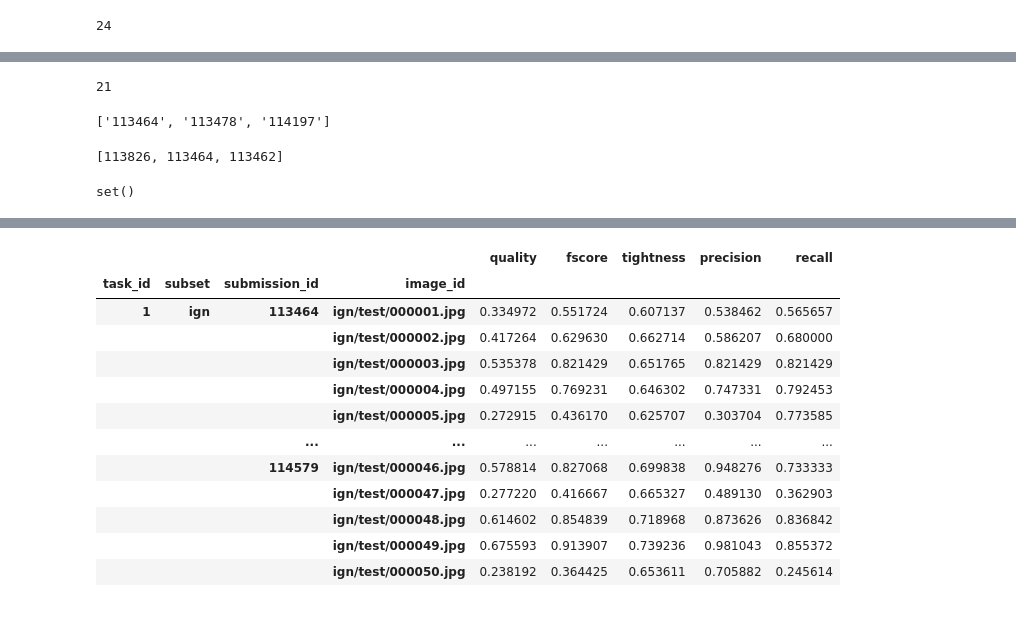
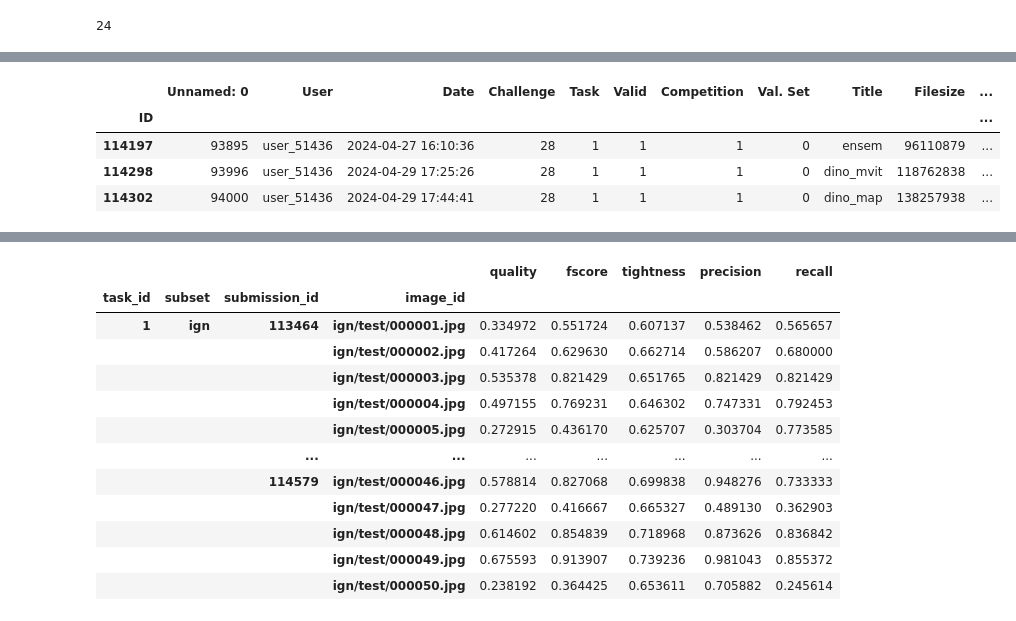
Before and after one commit to icdar-maptext/analysis, a Jupyter notebook: 00-results-plots-tables.ipynb, the cells around one changed output, grey strips where cells are left out. Drawn from its saved outputs; the diff is of its cells as text; code cells hidden in the pictures.

```diff
--- a/00-results-plots-tables.ipynb
+++ b/00-results-plots-tables.ipynb
@@ -163,3 +75,0 @@ Total submissions: 63, avail. eval: 35, discarded: 28
-# %%
-submissions_meta_valid = submissions_meta.loc[list(available_results - set(duplicate_submission_ids_manual))]
-submissions_meta_valid
@@ -310,18 +136,8 @@ submissions_meta[submissions_meta['Task'] == 4]
-# %%
-# Gather list of final submissions ids from the filtered submissions meta
-final_submission_ids = list(submissions_meta.index)
-len(final_submission_ids)
-# %% [output]
-21
-# %%
-list_results(1, "ign")[:3]
-# %% [output]
-['113464', '113478', '114197']
-# %%
-final_submission_ids[:3]
-# %% [output]
-[113826, 113464, 113462]
-# %%
-set(list_results(1, "ign")) & set(final_submission_ids)
-# %% [output]
-set()
+# %%
+submissions_meta_valid[submissions_meta_valid["User"] == "user_51436"]
+# %% [output]
+|  | Unnamed: 0 | User | Date | Challenge | Task | Valid | Competition | Val. Set | Title | Filesize | ... |
+| ID |  |  |  |  |  |  |  |  |  |  | ... |
+| 114197 | 93895 | user_51436 | 2024-04-27 16:10:36 | 28 | 1 | 1 | 1 | 0 | ensem | 96110879 | ... |
+| 114298 | 93996 | user_51436 | 2024-04-29 17:25:26 | 28 | 1 | 1 | 1 | 0 | dino_mvit | 118762838 | ... |
+| 114302 | 94000 | user_51436 | 2024-04-29 17:44:41 | 28 | 1 | 1 | 1 | 0 | dino_map | 138257938 | ... |
```
Also changed, not shown: parts of 35 cells of this notebook, 1 other file.
